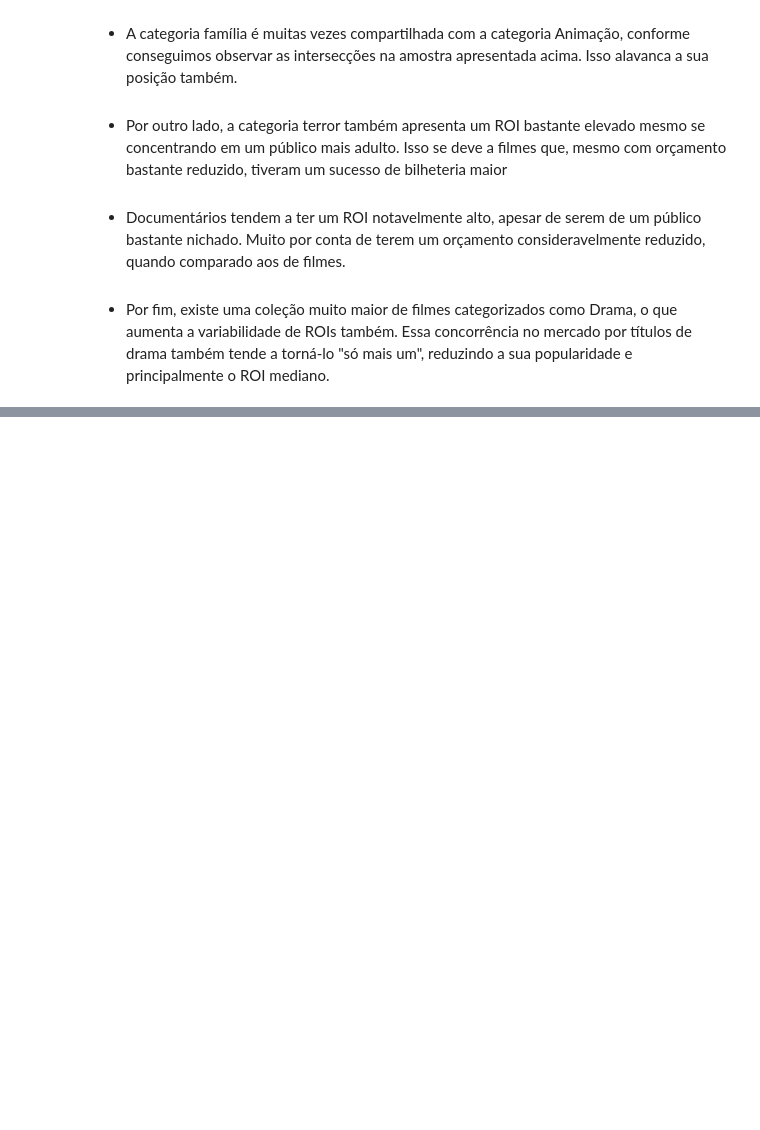
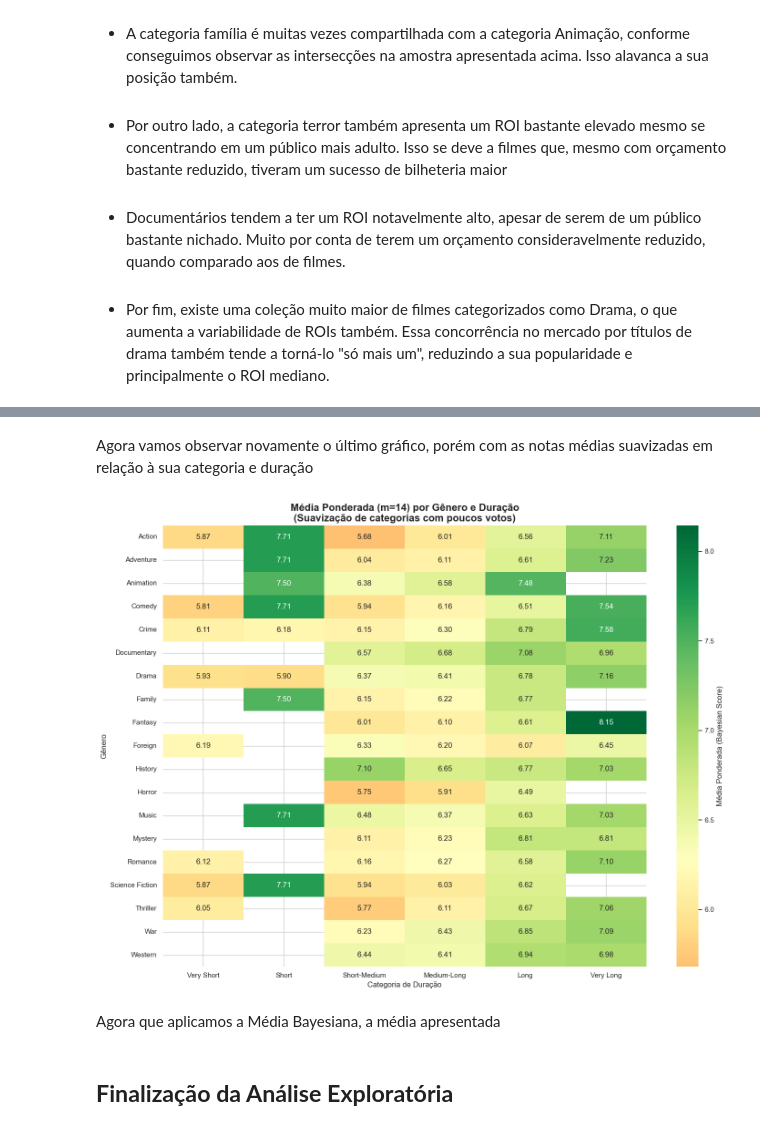
Before and after one commit to py-zeli/BoraVer, a Jupyter notebook: analise-exploratoria.ipynb, the cells around one changed output, grey strips where cells are left out. Drawn from its saved outputs; the diff is of its cells as text; code cells hidden in the pictures; blank space fills up the shorter version.

```diff
--- a/analise-exploratoria.ipynb
+++ b/analise-exploratoria.ipynb
@@ -850,0 +933,66 @@ Estratégia de Recomendação: O sistema poderá utilizar esses pesos de gênero
+# %%
+# Média global de todos os filmes do dataset
+C = df['vote_average'].mean()
+
+# Mínimo de votos para ser considerado
+m = 14
+
+def weighted_rating(x, m=m, C=C):
+    v = x['vote_count']
+    R = x['vote_average']
+    # Fórmula que equilibra nota e volume de votos
+    return (v/(v+m) * R) + (m/(v+m) * C)
+
+df['weighted_score'] = df.apply(weighted_rating, axis=1)
+# %% [markdown]
+Agora vamos observar novamente o último gráfico, porém com as notas médias suavizadas em relação à sua categoria e duração
+# %%
+import pandas as pd
+import seaborn as sns
+import matplotlib.pyplot as plt
+
+# 1. Parâmetros para a Média Bayesiana (Fórmula do IMDB)
+C = df_generos['vote_average'].mean()  # Média global de todos os filmes
+m = 14                                # Mediana de votos que você encontrou
+
+# 2. Função da Média Ponderada
+def weighted_rating(x, m=m, C=C):
+    v = x['vote_count']
+    R = x['vote_average']
+    return (v/(v+m) * R) + (m/(v+m) * C)
+
+# 3. Criando a nova coluna de score no DataFrame
+df_generos['weighted_score'] = df_generos.apply(weighted_rating, axis=1)
+
+# 4. Preparando os dados para o Gráfico
+ordem_duracao = ['Very Short', 'Short', 'Short-Medium', 'Medium-Long', 'Long', 'Very Long']
+
+tabela_weighted = df_generos.pivot_table(
+    index='genre',
+    columns='runtime_category',
+    values='weighted_score',
+    aggfunc='mean'
+).reindex(columns=ordem_duracao)
+
+# 5. Gerando o Gráfico
+plt.figure(figsize=(15, 11))
+sns.heatmap(tabela_weighted,
+            annot=True,
+            fmt=".2f",
+            cmap="RdYlGn",
+            center=C,  # O centro do mapa de cores será a média global
+            cbar_kws={'label': 'Média Ponderada (Bayesian Score)'})
+
+plt.title(f'Média Ponderada (m={m}) por Gênero e Duração\n(Suavização de categorias com poucos votos)',
+          fontsize=16, fontweight='bold')
+plt.xlabel('Categoria de Duração', fontsize=12)
+plt.ylabel('Gênero', fontsize=12)
+plt.tight_layout()
+
+plt.show()
+# %% [output]
+[figure, added]
+# %% [markdown]
+Agora que aplicamos a Média Bayesiana, a média apresentada
+# %% [markdown]
+## **Finalização da Análise Exploratória** ##
```
Also changed, not shown: parts of 14 cells of this notebook.
